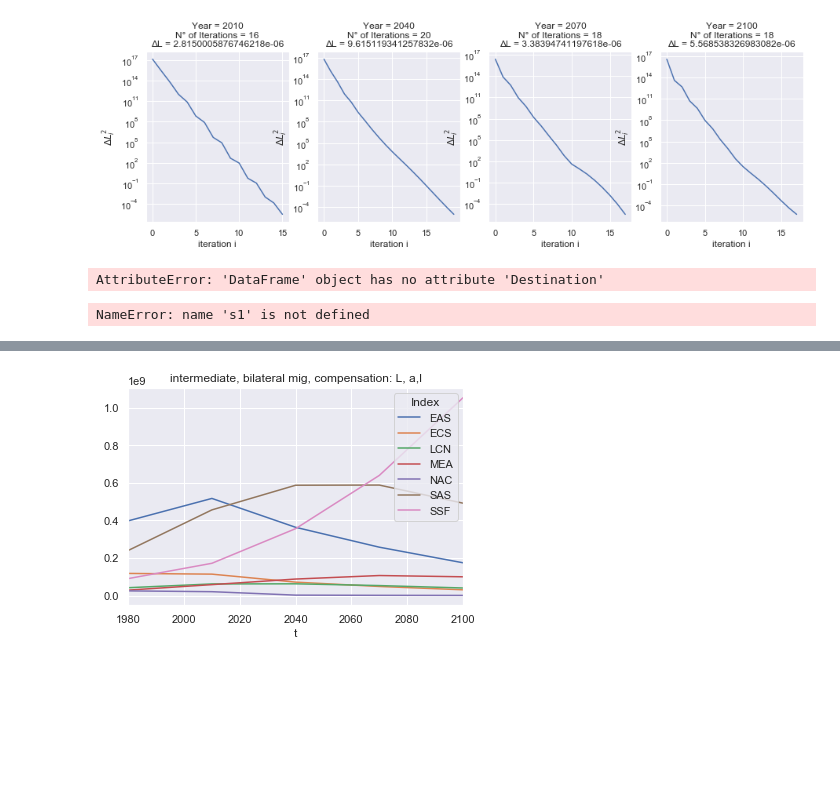
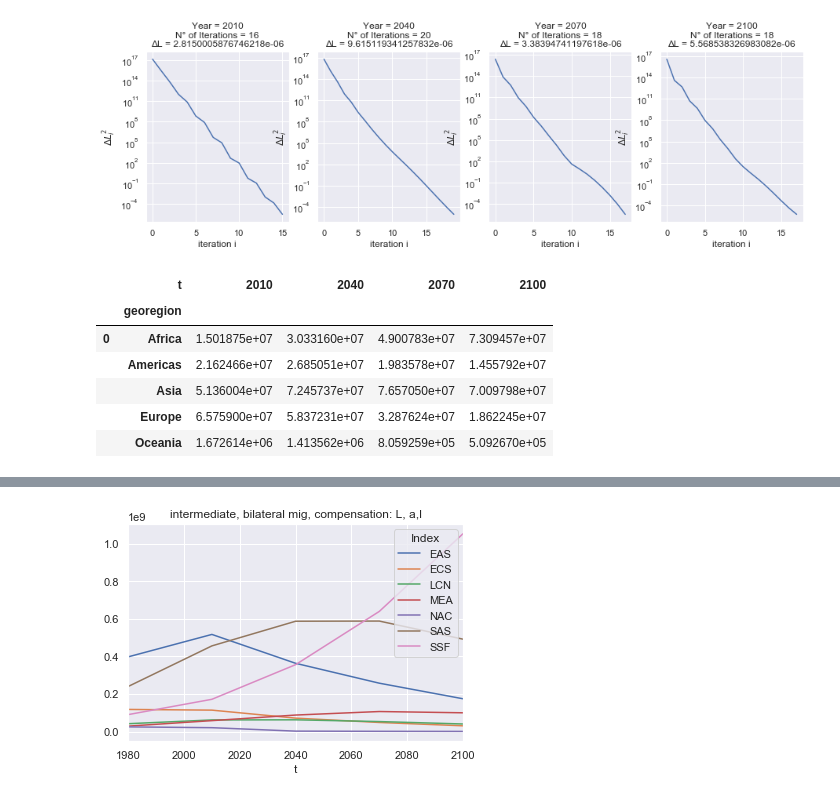
Before and after one commit to hscheewel/GeographyOfClimateMigration, a Jupyter notebook: model.ipynb, the cells around one changed output, grey strips where cells are left out. Drawn from its saved outputs; the diff is of its cells as text; code cells hidden in the pictures; blank space fills up the shorter version.

Commit message:
Aggregator function for World Aggregates

```diff
--- a/model.ipynb
+++ b/model.ipynb
@@ -1207,13 +1244,22 @@ m8.simulate(report=True, report_from=0, max_iter=50)
 m8.urbanization()
 # %% [output]
 [figure]
-# %%
-m1.emigration_rate_by_wbregion() - m2.emigration_rate_by_wbregion()
-m1.immigration_rate_by_country() - m2.immigration_rate_by_country()
-m1.migrant_world_stock() - m2.migrant_world_stock()
-# %% [output]
-AttributeError: 'DataFrame' object has no attribute 'Destination'
-# %%
-s1.Mij
-# %% [output]
-NameError: name 's1' is not defined
+# %%
+migtype = 'immigration'
+on = 'georegion'
+
+M = m1.Mij.unstack().reset_index()
+if migtype == 'emigration':
+    col = 'Destination'
+else:
+    col = 'Country'
+M[on] = M[col].replace(list(m1.__dict__[on].index),list(m1.__dict__[on]))
+M.groupby(['t','georegion']).sum().unstack().T.drop(1980,1)
+# %% [output]
+|  | t | 2010 | 2040 | 2070 | 2100 |
+|  | georegion |  |  |  |  |
+| 0 | Africa | 1.501875e+07 | 3.033160e+07 | 4.900783e+07 | 7.309457e+07 |
+|  | Americas | 2.162466e+07 | 2.685051e+07 | 1.983578e+07 | 1.455792e+07 |
+|  | Asia | 5.136004e+07 | 7.245737e+07 | 7.657050e+07 | 7.009798e+07 |
+|  | Europe | 6.575900e+07 | 5.837231e+07 | 3.287624e+07 | 1.862245e+07 |
+|  | Oceania | 1.672614e+06 | 1.413562e+06 | 8.059259e+05 | 5.092670e+05 |
```
Also changed, not shown: parts of 4 cells of this notebook.
